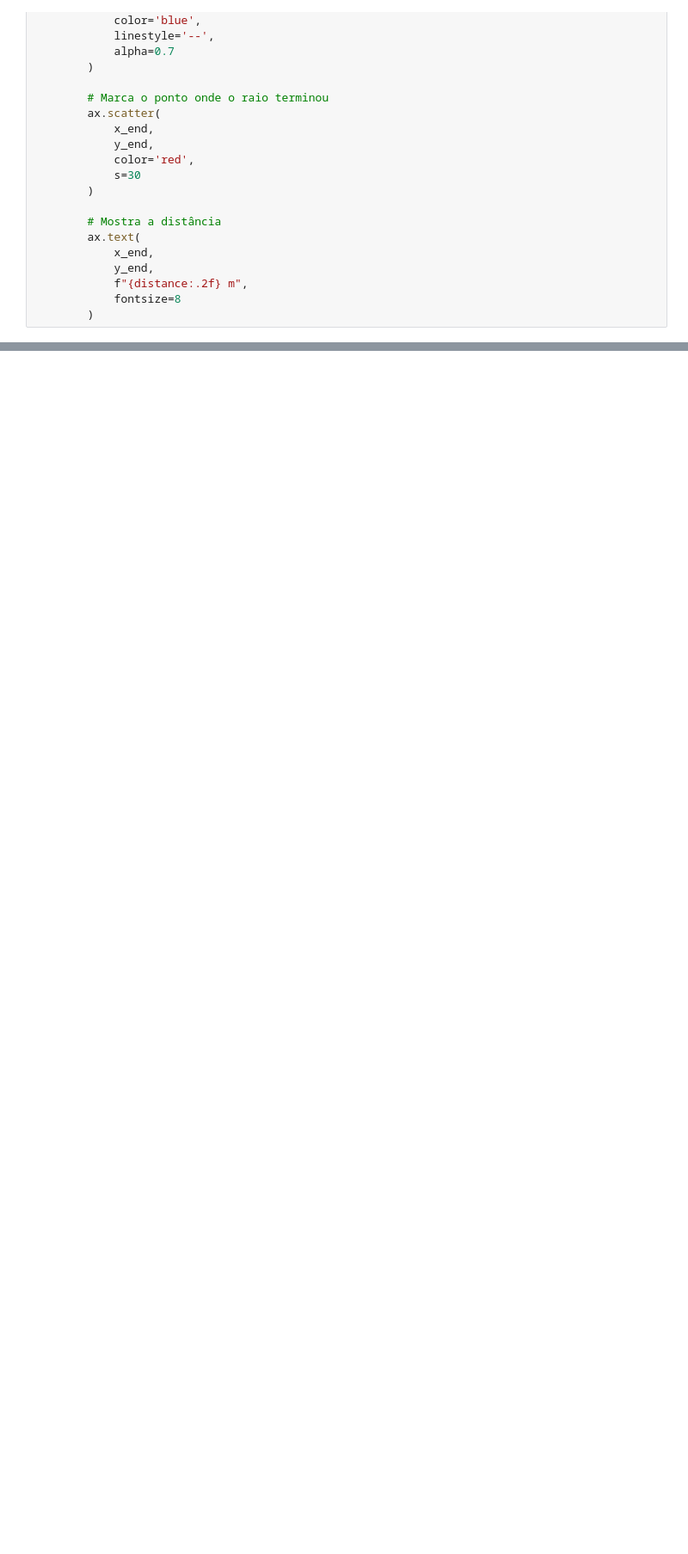
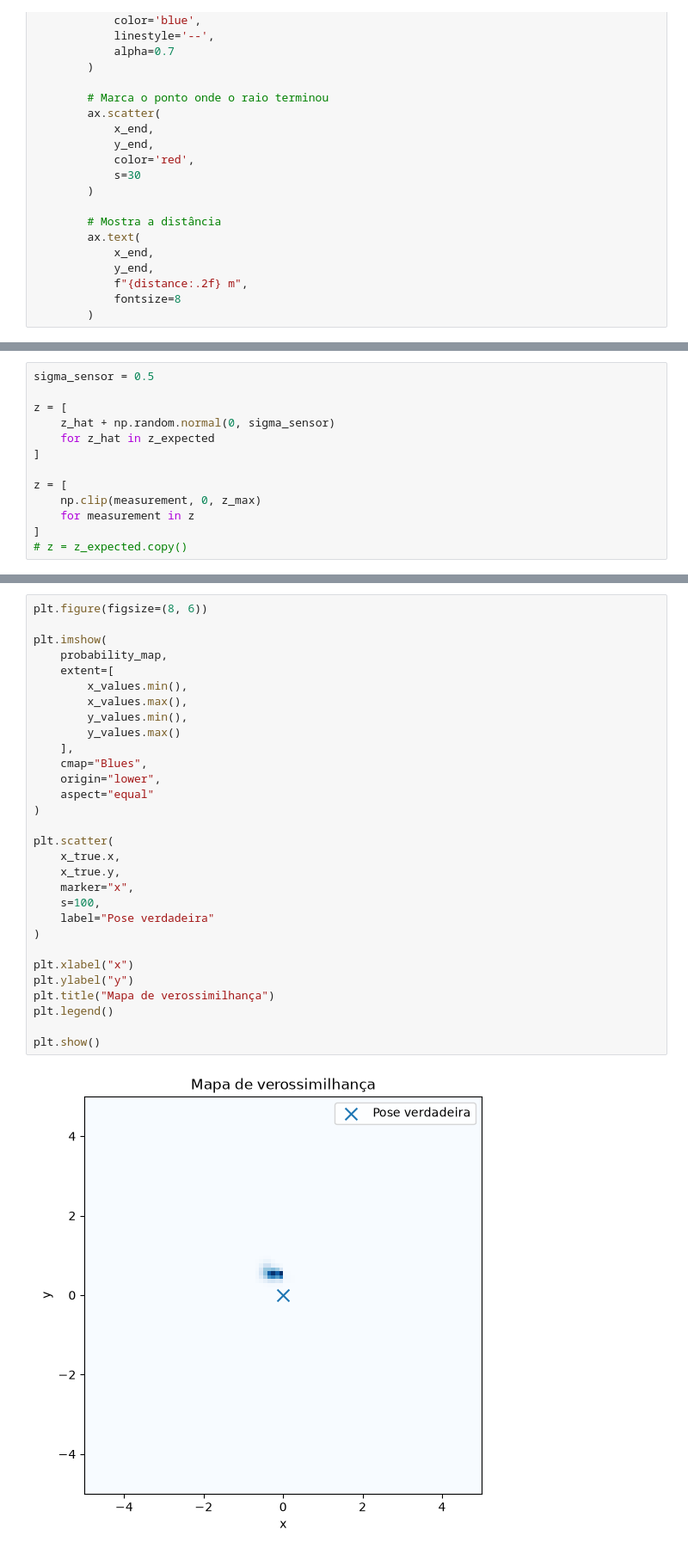
Before and after one commit to jtu-hub/UFRJ-COE-841, a Jupyter notebook: trabalho 2.ipynb, the cells around one changed output, grey strips where cells are left out. Shown at 86% size. Drawn from its saved outputs; the diff is of its cells as text; blank space fills up the shorter version.

```diff
--- a/trabalho 2.ipynb
+++ b/trabalho 2.ipynb
@@ -496,0 +608,13 @@ plt.show()
+# %%
+sigma_sensor = 0.5
+
+z = [
+    z_hat + np.random.normal(0, sigma_sensor)
+    for z_hat in z_expected
+]
+
+z = [
+    np.clip(measurement, 0, z_max)
+    for measurement in z
+]
+# z = z_expected.copy()
@@ -496,0 +654,32 @@ plt.show()
+# %%
+plt.figure(figsize=(8, 6))
+
+plt.imshow(
+    probability_map,
+    extent=[
+        x_values.min(),
+        x_values.max(),
+        y_values.min(),
+        y_values.max()
+    ],
+    cmap="Blues",
+    origin="lower",
+    aspect="equal"
+)
+
+plt.scatter(
+    x_true.x,
+    x_true.y,
+    marker="x",
+    s=100,
+    label="Pose verdadeira"
+)
+
+plt.xlabel("x")
+plt.ylabel("y")
+plt.title("Mapa de verossimilhança")
+plt.legend()
+
+plt.show()
+# %% [output]
+[figure, added]
```
Also changed, not shown: parts of 13 cells of this notebook, 2 other files.
